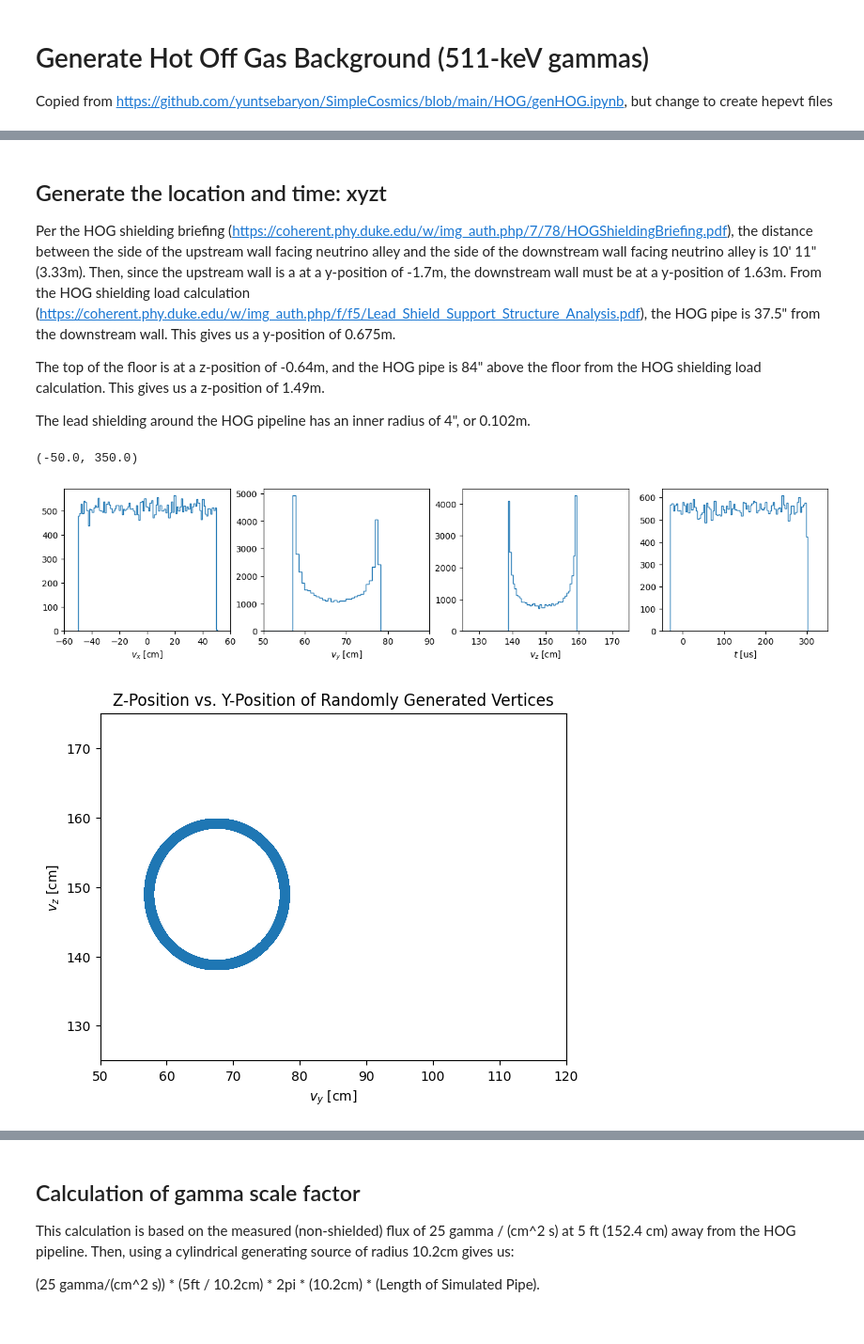
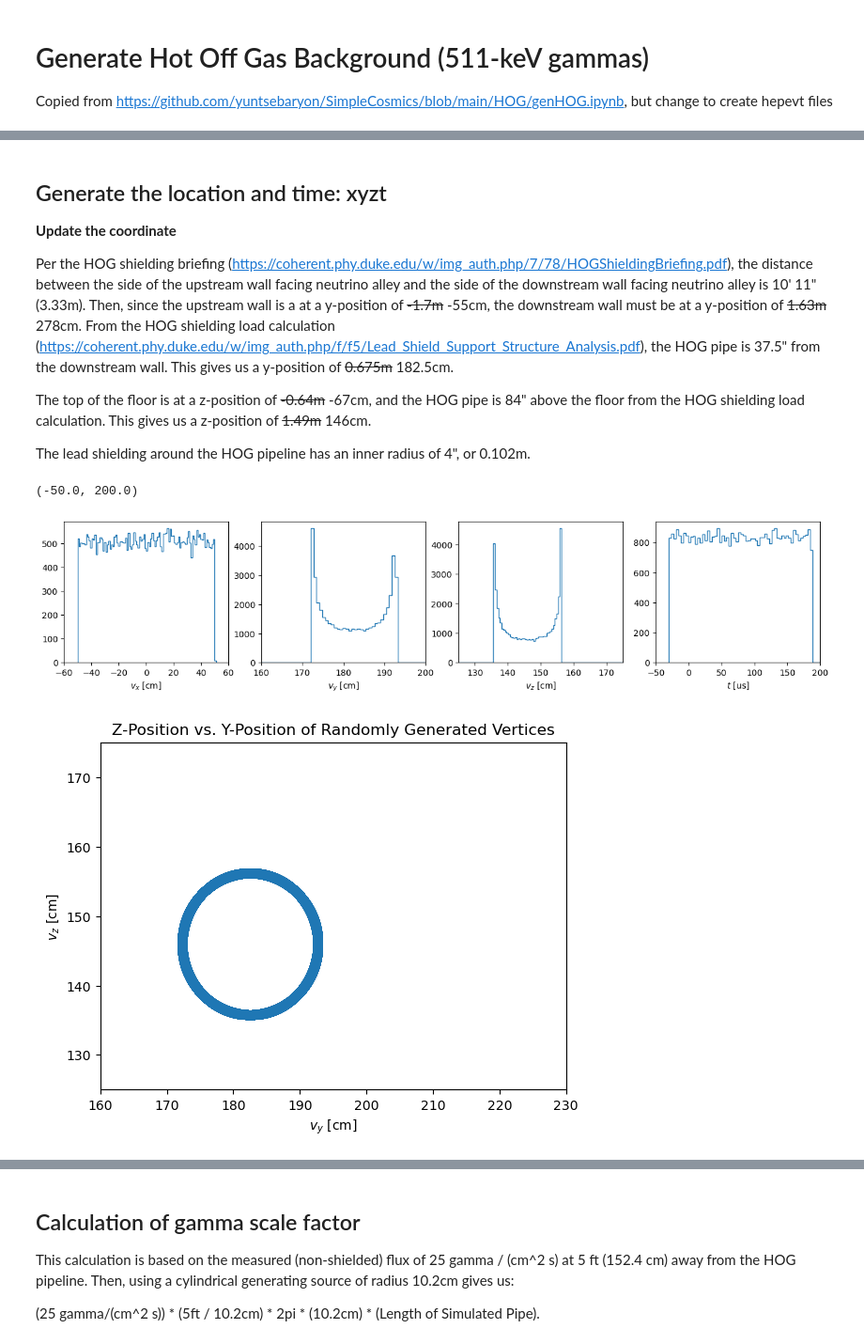
Before and after one commit to yuntsebaryon/SNeNDSens, a Jupyter notebook: MCProd/gen/HOG/genHOG.ipynb, the cells around one changed output, grey strips where cells are left out. Shown at 94% size. Drawn from its saved outputs; the diff is of its cells as text; code cells hidden in the pictures.

```diff
--- a/MCProd/gen/HOG/genHOG.ipynb
+++ b/MCProd/gen/HOG/genHOG.ipynb
@@ -18,13 +16,15 @@ OSError: [Errno 30] Read-only file system: '/Users'
 # %% [markdown]
 ## Generate the location and time: xyzt
 
-Per the HOG shielding briefing (https://coherent.phy.duke.edu/w/img_auth.php/7/78/HOGShieldingBriefing.pdf), the distance between the side of the upstream wall facing neutrino alley and the side of the downstream wall facing neutrino alley is 10' 11" (3.33m). Then, since the upstream wall is a at a y-position of -1.7m, the downstream wall must be at a y-position of 1.63m. From the HOG shielding load calculation (https://coherent.phy.duke.edu/w/img_auth.php/f/f5/Lead_Shield_Support_Structure_Analysis.pdf), the HOG pipe is 37.5" from the downstream wall. This gives us a y-position of 0.675m.
+__Update the coordinate__
 
-The top of the floor is at a z-position of -0.64m, and the HOG pipe is 84" above the floor from the HOG shielding load calculation. This gives us a z-position of 1.49m.
+Per the HOG shielding briefing (https://coherent.phy.duke.edu/w/img_auth.php/7/78/HOGShieldingBriefing.pdf), the distance between the side of the upstream wall facing neutrino alley and the side of the downstream wall facing neutrino alley is 10' 11" (3.33m). Then, since the upstream wall is a at a y-position of ~~-1.7m~~ -55cm, the downstream wall must be at a y-position of ~~1.63m~~ 278cm. From the HOG shielding load calculation (https://coherent.phy.duke.edu/w/img_auth.php/f/f5/Lead_Shield_Support_Structure_Analysis.pdf), the HOG pipe is 37.5" from the downstream wall. This gives us a y-position of ~~0.675m~~ 182.5cm.
+
+The top of the floor is at a z-position of ~~-0.64m~~ -67cm, and the HOG pipe is 84" above the floor from the HOG shielding load calculation. This gives us a z-position of ~~1.49m~~ 146cm.
 
 The lead shielding around the HOG pipeline has an inner radius of 4", or 0.102m.
 # %%
-HOG_CENTER = (0, 67.5, 149)
+HOG_CENTER = (0, 182.5, 146)
 HOG_RADIUS = 10.2
 
 # location and time in [cm, ns]
@@ -63,42 +54,44 @@ gPdg = 22
 gMass = 0
 gEnergy = 511e-6
 # %%
+# unit: cm, ns
 xlim = 50
 thetamin = 0
 thetamax = 2*np.pi
 tlow = -30000
-thigh = 300000
+# thigh = 300000
+thigh = 188000
 # %%
 fig, ax = plt.subplots(1, 4, figsize = (16, 3))
 
 xyzt = assignXYZT(xlim, thetamin, thetamax, tlow, thigh, 50000)
 
 ax[0].hist(xyzt[:,0], bins = np.linspace(-50, 51, 100), histtype = 'step')
 ax[0].set_xlabel(r'$v_x$ [cm]')
 ax[0].set_xlim([-60, 60])
 
-ax[1].hist(xyzt[:,1], bins = np.linspace(50, 120, 100), histtype = 'step')
+ax[1].hist(xyzt[:,1], bins = np.linspace(160, 230, 100), histtype = 'step')
 ax[1].set_xlabel(r'$v_y$ [cm]')
-ax[1].set_xlim([50, 90])
+ax[1].set_xlim([160, 200])
 
 ax[2].hist(xyzt[:,2], bins = np.linspace(125, 175, 100), histtype = 'step')
 ax[2].set_xlabel(r'$v_z$ [cm]')
 ax[2].set_xlim([125, 175])
 
 ax[3].hist(xyzt[:,3] / 1000, bins = np.linspace(-30, 330, 100), histtype = 'step')
 ax[3].set_xlabel(r'$t$ [us]')
-ax[3].set_xlim( [-50, 350] )
+ax[3].set_xlim( [-50, 200] )
 # %% [output]
-(-50.0, 350.0)
+(-50.0, 200.0)
-[figure, old version]
+[figure, new version]
 # %%
 plt.scatter(xyzt[:,1], xyzt[:,2])
 plt.xlabel(r'$v_y$ [cm]')
 plt.ylabel(r'$v_z$ [cm]')
-plt.xlim([50, 120])
+plt.xlim([160, 230])
 plt.ylim([125, 175])
 plt.title('Z-Position vs. Y-Position of Randomly Generated Vertices')
 plt.show()
 # %% [output]
-[figure, old version]
+[figure, new version]
 # %%
```
Also changed, not shown: parts of 9 cells of this notebook.
